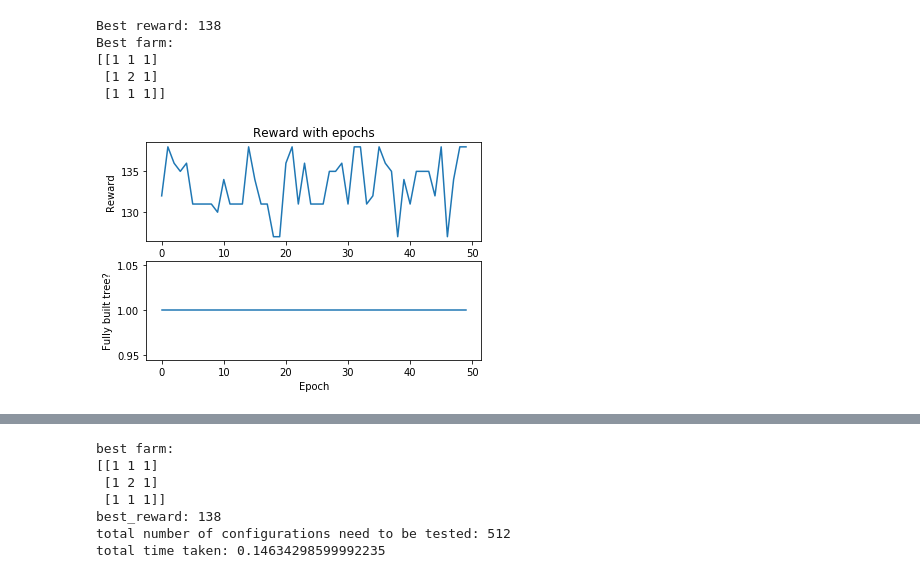
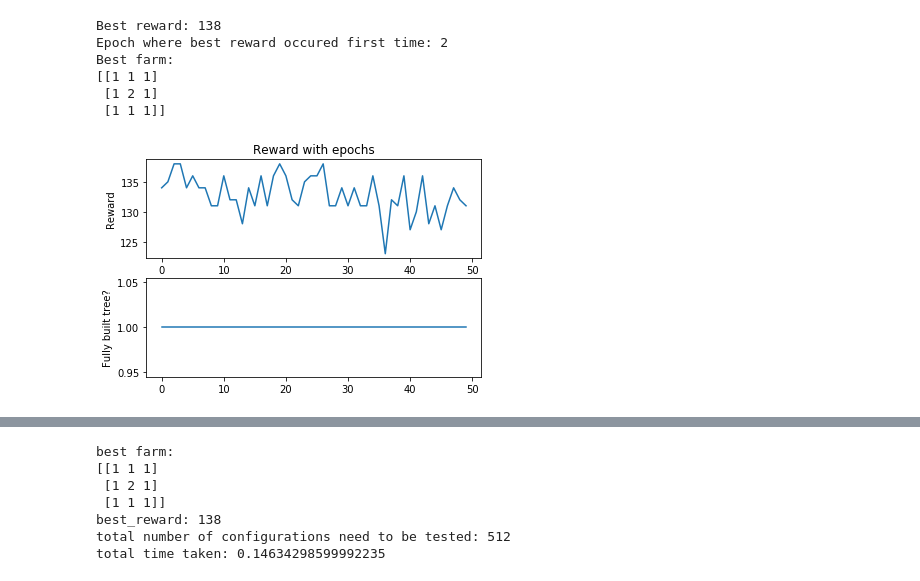
Before and after one commit to PradeepKadubandi/rl-agri, a Jupyter notebook: driver_notebook.ipynb, the cells around one changed output, grey strips where cells are left out. Cells and saved outputs as stored; diff of their text form; code cells hidden in the pictures.

Commit message:
Some more additions to notebook and trials with time limits, exploration constants etc.

```diff
--- a/driver_notebook.ipynb
+++ b/driver_notebook.ipynb
@@ -14,33 +15,39 @@ import timeit
 # %%
+class options:
+    def __init__(self, agent_persists = False, explorationConstant = 1 / math.sqrt(2), timeLimit = 1000, iterationLimit = 0):
+        self.agent_persists = agent_persists
+        self.explorationConstant = explorationConstant
+        self.timeLimit = timeLimit
+        self.iterationLimit = iterationLimit
+
 class Runner:
-    def __init__(self, farm_size, agent_persists = False):
+    def __init__(self, farm_size, options):
         self.n = farm_size
-        self.agent_persists = agent_persists
+        self.options = options
         self.rewards = []
         self.full_tree_over_time = []
         self.best_farm = None
         self.best_reward = 0
+        self.first_best_epoch_index = 0
 
         farm = np.zeros((self.n, self.n), dtype=int)
         self.initialState = farmcell((0, 0), farm)
 
-        if self.agent_persists:
-            # When initializing the agent with the initial state, agent will keep
-            # the built tree across searches i.e., the performance may improve (?) as we run more epochs.
-            self.agent = mcts(timeLimit=1000, rolloutPolicy=randomPolicy, initialState=self.initialState)
+        constInitState = self.initialState if self.options.agent_persists else None
+        if (self.options.iterationLimit > 0):
+            self.agent = mcts(iterationLimit=self.options.iterationLimit,
+                              rolloutPolicy=randomPolicy,
+                              explorationConstant=self.options.explorationConstant,
+                              initialState=constInitState)
         else:
-            # If instead, we want to discard the tree after search and start new with next search, pass
-            # the initialState to search method as a parameter instead.
-            # P.S. Turns out this yeilds a better result when considered over many epochs :-), keeping the tree
-            # ends up saving a bad tree and yields the same sub-optimal results no matter how many epochs.
-            self.agent = mcts(timeLimit=1000, rolloutPolicy=randomPolicy)
+            self.agent = mcts(timeLimit=self.options.timeLimit,
+                              rolloutPolicy=randomPolicy,
+                              explorationConstant=self.options.explorationConstant,
+                              initialState=constInitState)
 
     def run(self, epochs):
         for i in range(epochs):
-            if self.agent_persists:
-                _ = self.agent.search()
-            else:
-                _ = self.agent.search(initialState=self.initialState)
+            _ = self.agent.search(initialState=None if self.options.agent_persists else self.initialState)
 
             last_state, full_tree = self.agent.optimal_rollout()
             self.full_tree_over_time.append(1 if full_tree else 0)
@@ -50,9 +57,11 @@ class Runner:
             if reward > self.best_reward:
                 self.best_reward = reward
                 self.best_farm = last_state.state.farm
+                self.first_best_epoch_index = i
 
     def plot(self):
         print ('Best reward: {}'.format(self.best_reward))
+        print ('Epoch where best reward occured first time: {}'.format(self.first_best_epoch_index))
         print ('Best farm:')
         print (self.best_farm)
         plt.subplot(2, 1, 1)
@@ -68,11 +77,13 @@ class Runner:
         self.run(epochs)
         self.plot()
 # %%
-Runner(farm_size = 3).run_and_plot(epochs = 50)
+r = Runner(farm_size=3, options=options())
+r.run_and_plot(epochs = 50)
 # %% [output]
 Best reward: 138
+Epoch where best reward occured first time: 2
 Best farm:
 [[1 1 1]
  [1 2 1]
  [1 1 1]]
-[figure, old version]
+[figure, new version]
```
Also changed, not shown: parts of 7 cells of this notebook, 1 other file.
